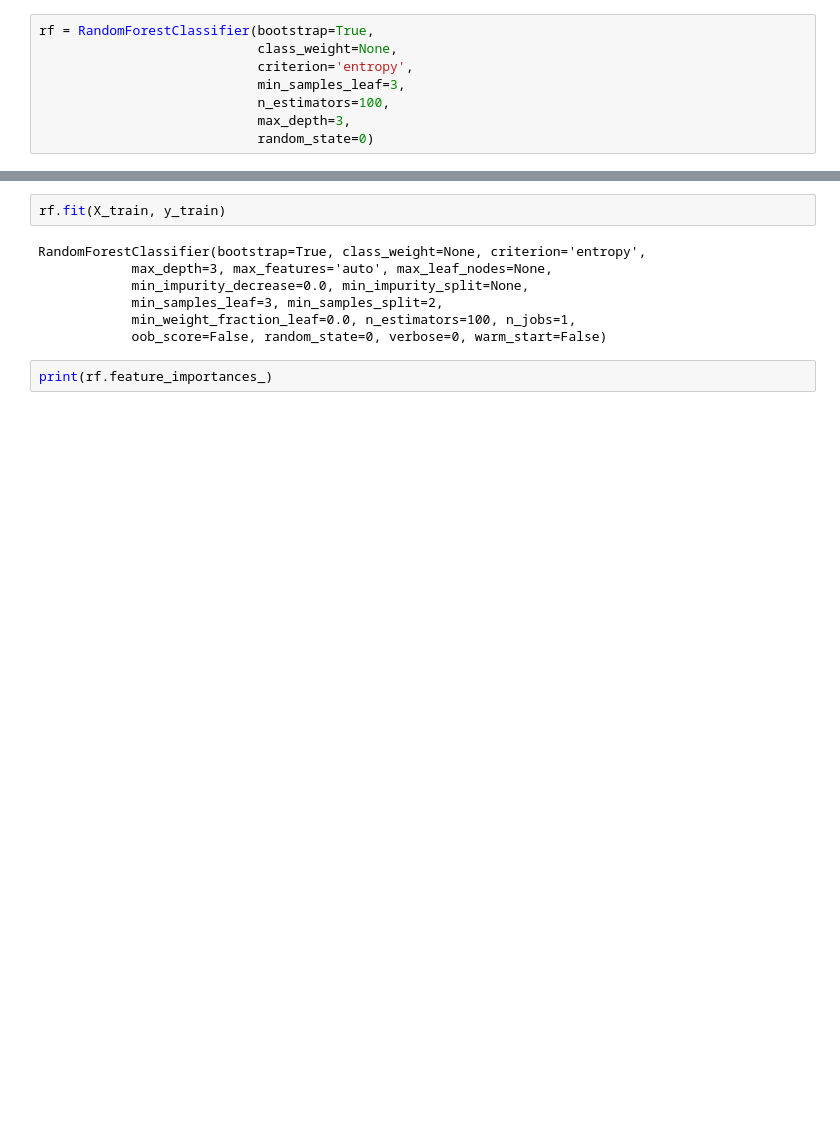
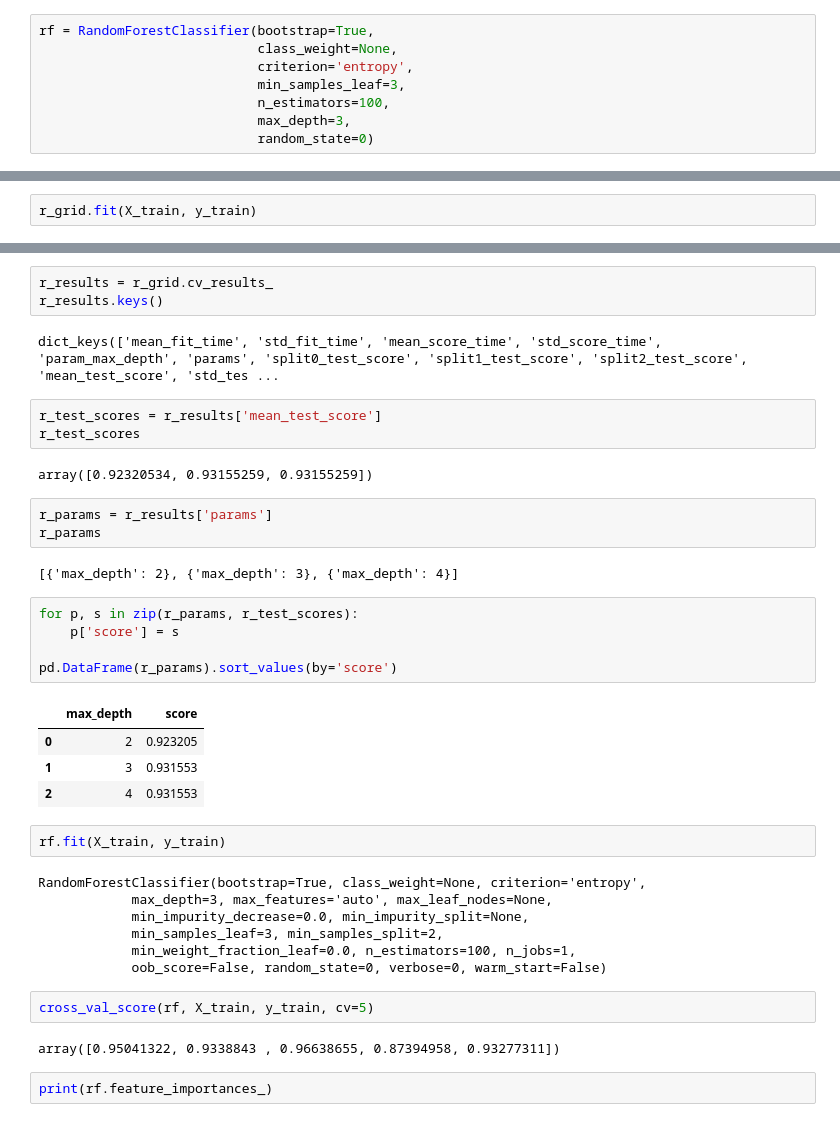
Before and after one commit to codeup-capstone-one/domestic-violence, a Jupyter notebook: dd-phase1.ipynb, the cells around one changed output, grey strips where cells are left out. Drawn from its saved outputs; the diff is of its cells as text; blank space fills up the shorter version.

```diff
--- a/dd-phase1.ipynb
+++ b/dd-phase1.ipynb
@@ -847,0 +917,2 @@ rf = RandomForestClassifier(bootstrap=True,
+# %%
+r_grid.fit(X_train, y_train)
@@ -848,3 +930,28 @@ rf = RandomForestClassifier(bootstrap=True,
+# %%
+r_results = r_grid.cv_results_
+r_results.keys()
+# %% [output]
+dict_keys(['mean_fit_time', 'std_fit_time', 'mean_score_time', 'std_score_time', 'param_max_depth', 'params', 'split0_test_score', 'split1_test_score', 'split2_test_score', 'mean_test_score', 'std_tes ...
+# %%
+r_test_scores = r_results['mean_test_score']
+r_test_scores
+# %% [output]
+array([0.92320534, 0.93155259, 0.93155259])
+# %%
+r_params = r_results['params']
+r_params
+# %% [output]
+[{'max_depth': 2}, {'max_depth': 3}, {'max_depth': 4}]
+# %%
+for p, s in zip(r_params, r_test_scores):
+    p['score'] = s
+
+pd.DataFrame(r_params).sort_values(by='score')
+# %% [output]
+|  | max_depth | score |
+| 0 | 2 | 0.923205 |
+| 1 | 3 | 0.931553 |
+| 2 | 4 | 0.931553 |
 # %%
 rf.fit(X_train, y_train)
 # %% [output]
@@ -854,6 +961,10 @@ RandomForestClassifier(bootstrap=True, class_weight=None, criterion='entropy',
             min_samples_leaf=3, min_samples_split=2,
             min_weight_fraction_leaf=0.0, n_estimators=100, n_jobs=1,
             oob_score=False, random_state=0, verbose=0, warm_start=False)
+# %%
+cross_val_score(rf, X_train, y_train, cv=5)
+# %% [output]
+array([0.95041322, 0.9338843 , 0.96638655, 0.87394958, 0.93277311])
 # %%
 print(rf.feature_importances_)
 # %% [output]
```
Also changed, not shown: parts of 24 cells of this notebook.
